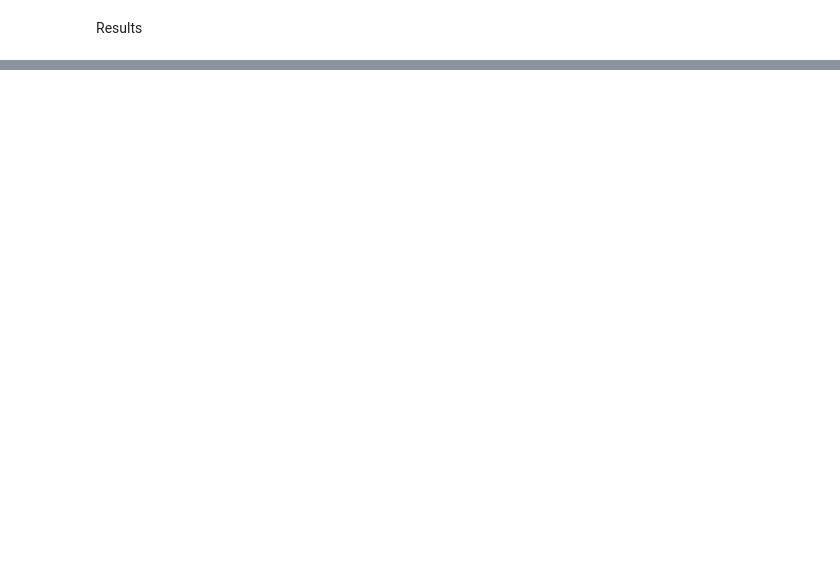
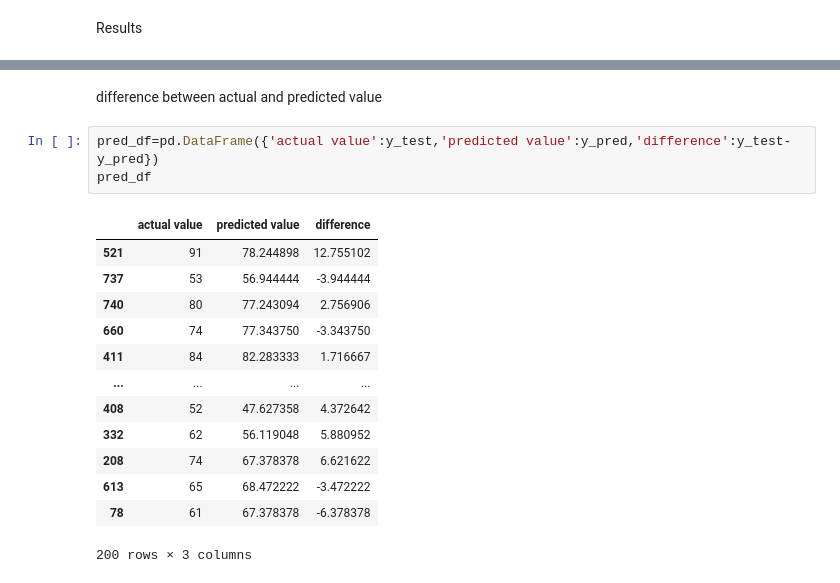
Before and after one commit to vsharma12345/Predicting-Student-Performance-mlproject, a Jupyter notebook: notebook/MODEL Trainer.ipynb, the cells around one changed output, grey strips where cells are left out. Saved outputs shown, nothing was run; the diff lists cells and outputs as text; blank space fills up the shorter version.

```diff
--- a/notebook/MODEL Trainer.ipynb
+++ b/notebook/MODEL Trainer.ipynb
@@ -211,0 +237,19 @@ pd.DataFrame(list(zip(model_list,r2_list)), columns=['Model Name', 'R2 Score']).
+# %% [markdown]
+difference between actual and predicted value
+# %%
+pred_df=pd.DataFrame({'actual value':y_test,'predicted value':y_pred,'difference':y_test-y_pred})
+pred_df
+# %% [output]
+|  | actual value | predicted value | difference |
+| 521 | 91 | 78.244898 | 12.755102 |
+| 737 | 53 | 56.944444 | -3.944444 |
+| 740 | 80 | 77.243094 | 2.756906 |
+| 660 | 74 | 77.343750 | -3.343750 |
+| 411 | 84 | 82.283333 | 1.716667 |
+| ... | ... | ... | ... |
+| 408 | 52 | 47.627358 | 4.372642 |
+| 332 | 62 | 56.119048 | 5.880952 |
+| 208 | 74 | 67.378378 | 6.621622 |
+| 613 | 65 | 68.472222 | -3.472222 |
+| 78 | 61 | 67.378378 | -6.378378 |
+200 rows × 3 columns
```
Also changed, not shown: parts of 11 cells of this notebook, 8 other files.
